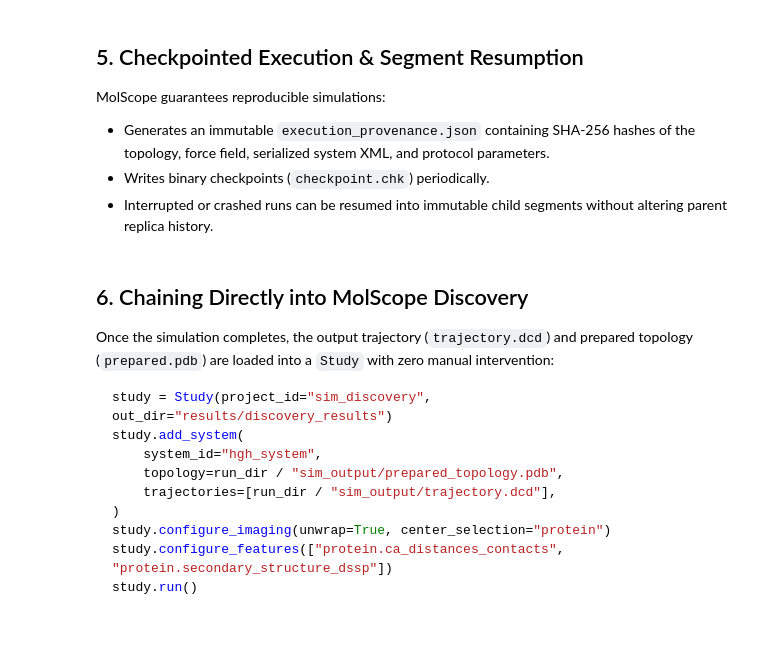
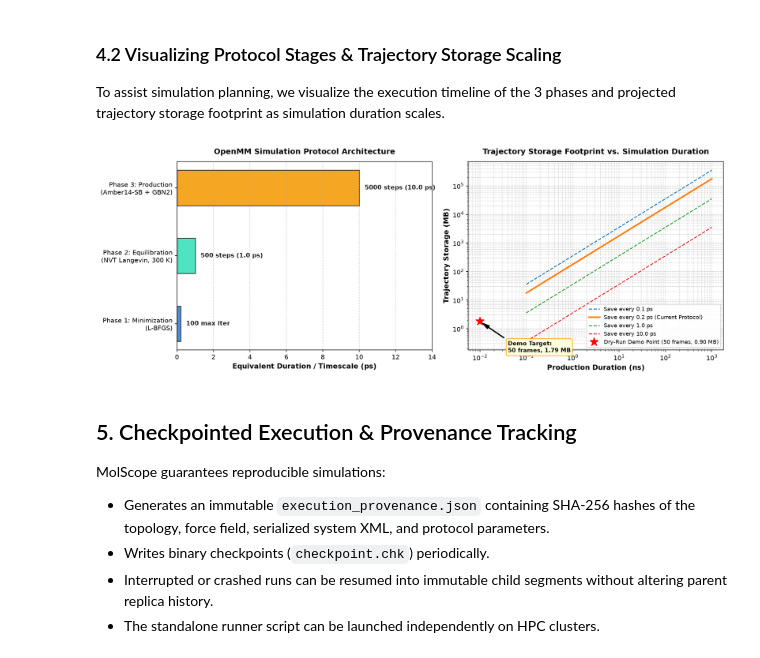
Before and after one commit to N-S8990/molscope, a Jupyter notebook: notebooks/02_Simulation_to_Discovery_Pipeline.ipynb, the cells around one changed output. Drawn from its saved outputs; the diff is of its cells as text; code cells hidden in the pictures.

Commit message:
notebooks: execute 02 Simulation to Discovery Pipeline notebook with OpenMM declarative plans and storage scaling plots

````diff
--- a/notebooks/02_Simulation_to_Discovery_Pipeline.ipynb
+++ b/notebooks/02_Simulation_to_Discovery_Pipeline.ipynb
@@ -110,7 +169,68 @@ print(f"Approx DCD Bytes:   {job['estimate']['approximate_dcd_bytes']:,} bytes")
+# %% [markdown]
+### 4.2 Visualizing Protocol Stages & Trajectory Storage Scaling
+
+To assist simulation planning, we visualize the execution timeline of the 3 phases and projected trajectory storage footprint as simulation duration scales.
+# %%
+fig, (ax1, ax2) = plt.subplots(1, 2, figsize=(14, 5.2))
+
+# Panel 1: Simulation Protocol Stages
+stages = ['Phase 1: Minimization\n(L-BFGS)', 'Phase 2: Equilibration\n(NVT Langevin, 300 K)', 'Phase 3: Production\n(Amber14-SB + GBN2)']
+durations_ps = [0.2, 1.0, 10.0]
+colors = ['#4A90E2', '#50E3C2', '#F5A623']
+bars = ax1.barh(stages, durations_ps, color=colors, edgecolor='#333', linewidth=1.2, height=0.52)
+
+ax1.set_xlabel('Equivalent Duration / Timescale (ps)', fontsize=11, fontweight='bold')
+ax1.set_title('OpenMM Simulation Protocol Architecture', fontsize=12, fontweight='bold', pad=12)
+ax1.grid(axis='x', linestyle='--', alpha=0.6)
+
+labels = ['100 max iter', '500 steps (1.0 ps)', '5000 steps (10.0 ps)']
+for bar, text in zip(bars, labels):
+    ax1.text(bar.get_width() + 0.3, bar.get_y() + bar.get_height() / 2, text, va='center', fontsize=9.5, fontweight='bold', color='#222')
+ax1.set_xlim(0, 14)
+
+# Panel 2: Trajectory Storage Scaling vs Simulation Duration
+durations = np.logspace(-1, 3, 100) # 0.1 ns to 1000 ns
+intervals_ps = [0.1, 0.2, 1.0, 10.0]
+atom_count = job['estimate']['input_atom_count']
+
+for interval in intervals_ps:
+    frames = (durations * 1000.0) / interval
+    bytes_mb = (frames * (12 * atom_count + 80) + 1024) / (1024 * 1024)
+    line_style = '-' if interval == 0.2 else '--'
+    line_width = 2.5 if interval == 0.2 else 1.4
+    label = f'Save every {interval} ps' + (' (Current Protocol)' if interval == 0.2 else '')
+    ax2.plot(durations, bytes_mb, label=label, linestyle=line_style, linewidth=line_width)
+
+# Current protocol point: 10 ps = 0.01 ns
+cur_dur_ns = 0.01
+cur_bytes_mb = (job['estimate']['expected_frames'] * (12 * atom_count + 80) + 1024) / (1024 * 1024)
+ax2.plot(cur_dur_ns, cur_bytes_mb, 'r*', markersize=14, label='Dry-Run Demo Point (50 frames, 0.90 MB)')
+ax2.annotate(f"Demo Target:\n50 frames, {cur_bytes_mb:.2f} MB", xy=(cur_dur_ns, cur_bytes_mb), xytext=(0.04, 0.15),
+             arrowprops=dict(facecolor='black', shrink=0.08, width=1, headwidth=6),
+             fontsize=9, fontweight='bold', bbox=dict(boxstyle='round,pad=0.3', fc='lightyellow', ec='orange'))
+
+ax2.set_xscale('log')
+ax2.set_yscale('log')
+ax2.set_xlabel('Production Duration (ns)', fontsize=11, fontweight='bold')
+ax2.set_ylabel('Trajectory Storage (MB)', fontsize=11, fontweight='bold')
+ax2.set_title('Trajectory Storage Footprint vs. Simulation Duration', fontsize=12, fontweight='bold', pad=12)
+ax2.legend(loc='lower right', fontsize=8.5, framealpha=0.9)
+ax2.grid(True, which='both', linestyle='--', alpha=0.5)
+
+plt.tight_layout()
+plt.tight_layout()
+buf = io.BytesIO()
+fig.savefig(buf, format="png", dpi=150, bbox_inches="tight")
+buf.seek(0)
+display(Image(buf.read()))
+plt.close(fig)
+# %% [output]
+[figure, added]
 # %% [markdown]
-## 5. Checkpointed Execution & Segment Resumption
+## 5. Checkpointed Execution & Provenance Tracking
 
 MolScope guarantees reproducible simulations:
 - Generates an immutable `execution_provenance.json` containing SHA-256 hashes of the topology, force field, serialized system XML, and protocol parameters.
 - Writes binary checkpoints (`checkpoint.chk`) periodically.
 - Interrupted or crashed runs can be resumed into immutable child segments without altering parent replica history.
+- The standalone runner script can be launched independently on HPC clusters.
@@ -122,16 +236,0 @@ print(f"  molscope run-pdb --pdb {fixture_pdb} --out-dir results/my_pdb_run --st
-# %% [markdown]
-## 6. Chaining Directly into MolScope Discovery
-
-Once the simulation completes, the output trajectory (`trajectory.dcd`) and prepared topology (`prepared.pdb`) are loaded into a `Study` with zero manual intervention:
-
-```python
-study = Study(project_id="sim_discovery", out_dir="results/discovery_results")
-study.add_system(
-    system_id="hgh_system",
-    topology=run_dir / "sim_output/prepared_topology.pdb",
-    trajectories=[run_dir / "sim_output/trajectory.dcd"],
-)
-study.configure_imaging(unwrap=True, center_selection="protein")
-study.configure_features(["protein.ca_distances_contacts", "protein.secondary_structure_dssp"])
-study.run()
-```
````
Also changed, not shown: parts of 17 cells of this notebook.
